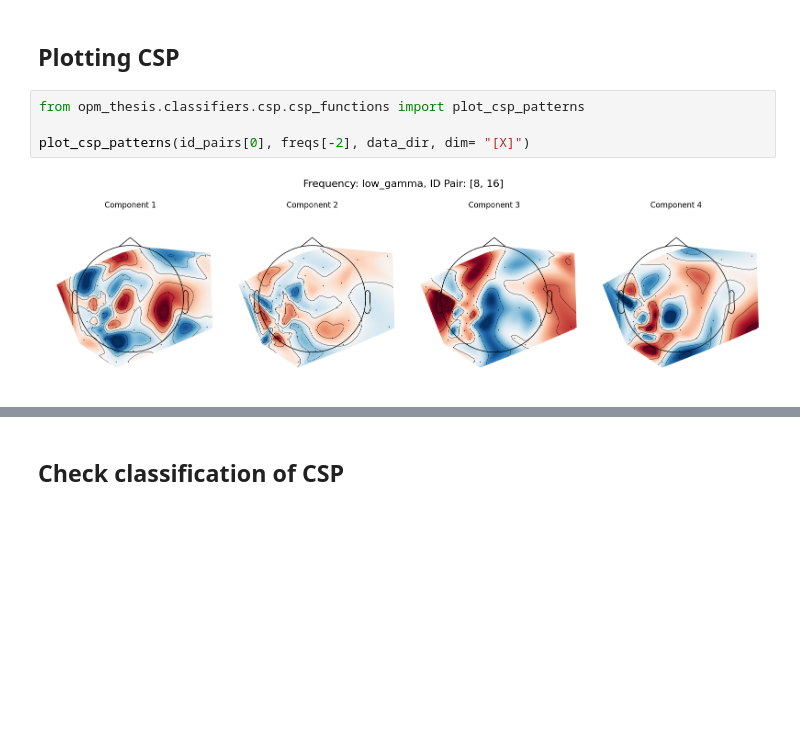
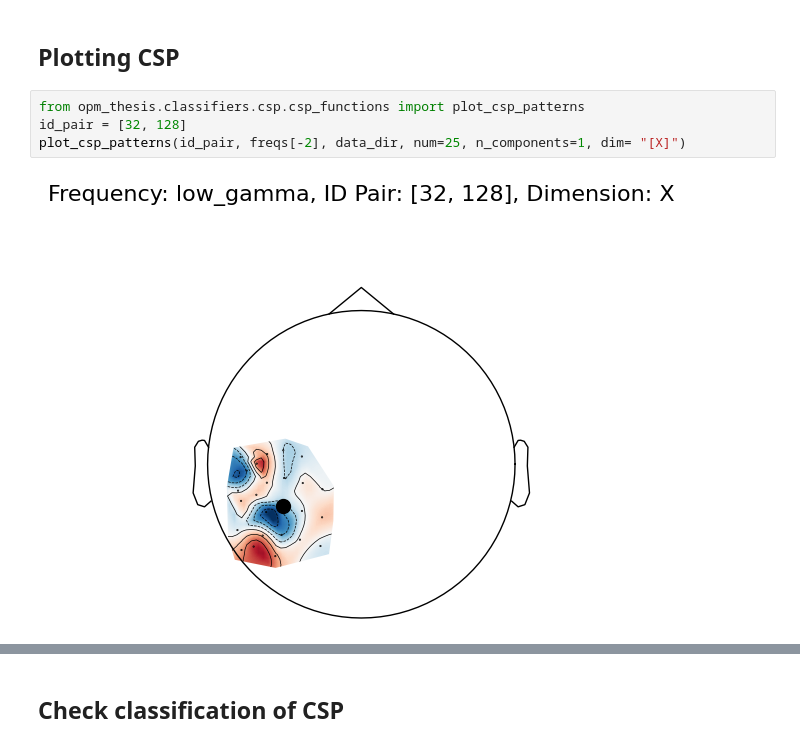
Before and after one commit to MarIniOnz/opm-thesis, a Jupyter notebook: notebooks/figures/csp.ipynb, the cells around one changed output, grey strips where cells are left out. Drawn from its saved outputs; the diff is of its cells as text; blank space fills up the shorter version.

Commit message:
Creating notebooks to create the figures

```diff
--- a/notebooks/figures/csp.ipynb
+++ b/notebooks/figures/csp.ipynb
@@ -10,7 +10,7 @@ freqs = ["all_data", "mid_freq", "alpha", "beta", "low_gamma", "high_gamma"]
 ## Plotting CSP
 # %%
 from opm_thesis.classifiers.csp.csp_functions import plot_csp_patterns
-
-plot_csp_patterns(id_pairs[0], freqs[-2], data_dir, dim= "[X]")
+id_pair = [32, 128]
+plot_csp_patterns(id_pair, freqs[-2], data_dir, num=25, n_components=1, dim= "[X]")
 # %% [output]
-[figure, old version]
+[figure, new version]
```
Also changed, not shown: parts of 9 cells of this notebook, 4 other files.
